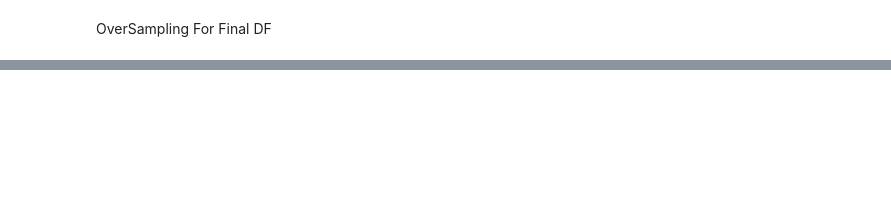
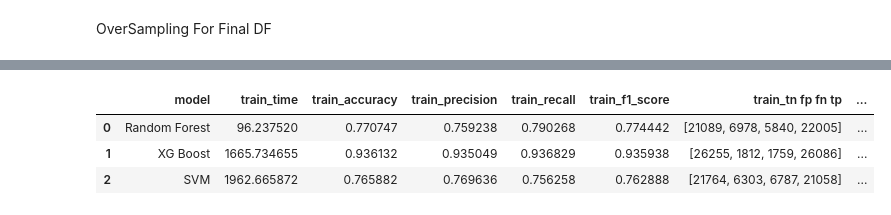
Before and after one commit to martydom/Bank-Marketing-Effectiveness-Prediction, a Jupyter notebook: Devashish_Bose_Team_1_Bank_Marketing_Effectiveness_Prediction_Capstone_Project_3.ipynb, the cells around one changed output, grey strips where cells are left out. Drawn from its saved outputs; the diff is of its cells as text; code cells hidden in the pictures; blank space fills up the shorter version.

```diff
--- a/Devashish_Bose_Team_1_Bank_Marketing_Effectiveness_Prediction_Capstone_Project_3.ipynb
+++ b/Devashish_Bose_Team_1_Bank_Marketing_Effectiveness_Prediction_Capstone_Project_3.ipynb
@@ -397,2 +484,8 @@ final_df.shape
+# %%
+final_df =final_df[~final_df.isin([np.nan, np.inf, -np.inf]).any(1)]
 # %% [markdown]
 OverSampling For Final DF
+# %%
+from imblearn.over_sampling import SMOTE
+sampler = SMOTE()
+X,y = sampler.fit_resample(final_df.drop(['y'],axis=1).values,final_df['y'].values)
@@ -398,0 +504,37 @@ OverSampling For Final DF
+# %%
+model_dict = {}
+# %%
+# #Logistic Reg
+# from sklearn.linear_model import LogisticRegression
+# lr = LogisticRegression()
+# params = {'C': [0.1,1.0,10], 'l1_ratio': [0.5], 'max_iter': [1000,10000], 'penalty': ['l2','l1','elasticnet'], 'solver': ['saga']}
+# metric ='roc_auc'
+# model_dict['Logistic Regression'] = [lr,params,metric]
+
+#random forest
+from sklearn.ensemble import RandomForestClassifier
+rf = RandomForestClassifier()
+params = {'criterion': ['gini','entropy'], 'max_depth': [5,10], 'min_samples_leaf': [10], 'n_estimators': [50,80,120]}
+metric = 'roc_auc'
+model_dict['Random Forest'] = [rf,params,metric]
+
+#XGB
+from xgboost import XGBClassifier
+xgb = XGBClassifier()
+params = {'learning_rate': [0.01,0.1,0.5], 'max_depth': [5,10], 'n_estimators': [50,80,120], 'reg_lambda': [0.1,1,10], 'seed': [123]}
+metric = 'roc_auc'
+model_dict['XG Boost'] = [xgb,params,metric]
+
+#SVM
+from sklearn.svm import SVC
+svc = SVC()
+params = {'C': [0.1,1.0,10], 'kernel': ['rbf','polynomial']}
+metric = 'roc_auc'
+model_dict['SVM'] = [svc,params,metric]
+# %%
+gscv(model_dict,X,y)
+# %% [output]
+|  | model | train_time | train_accuracy | train_precision | train_recall | train_f1_score | train_tn fp fn tp | ... |
+| 0 | Random Forest | 96.237520 | 0.770747 | 0.759238 | 0.790268 | 0.774442 | [21089, 6978, 5840, 22005] | ... |
+| 1 | XG Boost | 1665.734655 | 0.936132 | 0.935049 | 0.936829 | 0.935938 | [26255, 1812, 1759, 26086] | ... |
+| 2 | SVM | 1962.665872 | 0.765882 | 0.769636 | 0.756258 | 0.762888 | [21764, 6303, 6787, 21058] | ... |
```
Also changed, not shown: parts of 20 cells of this notebook.
